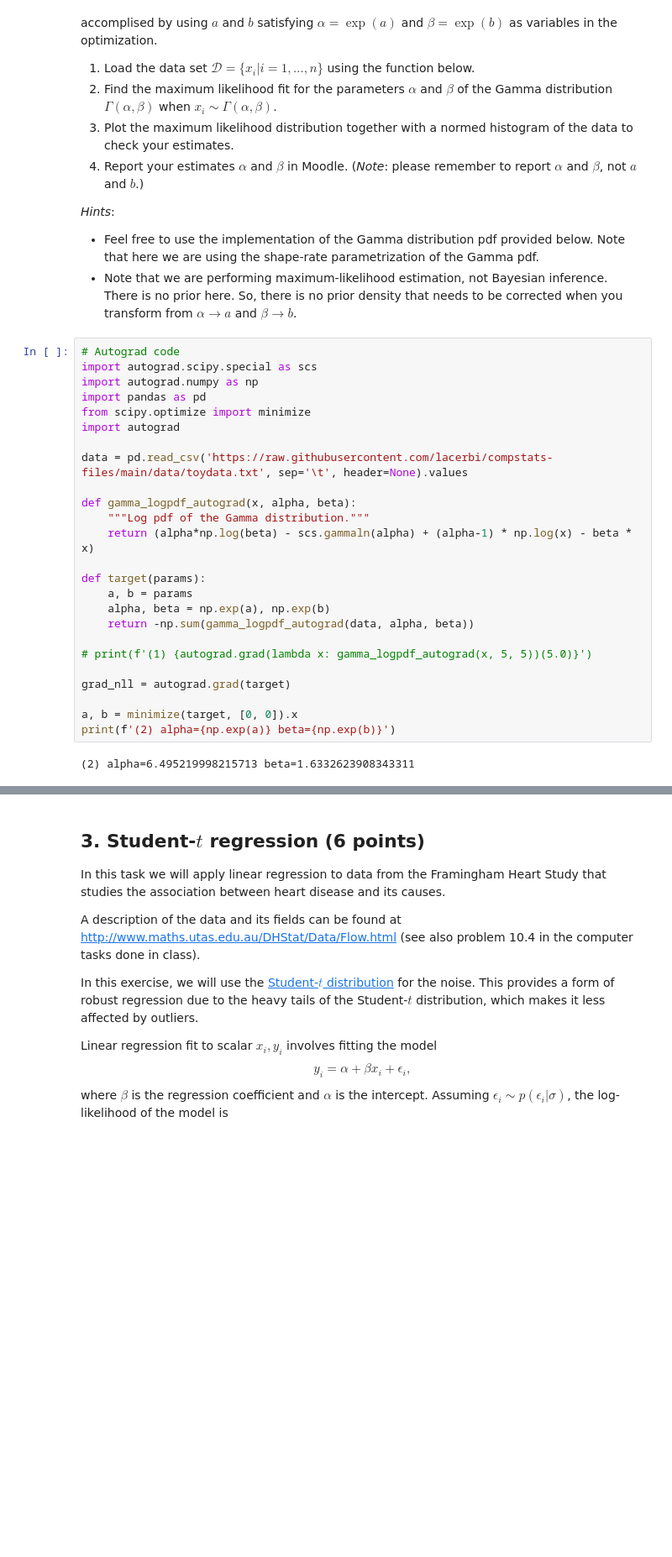
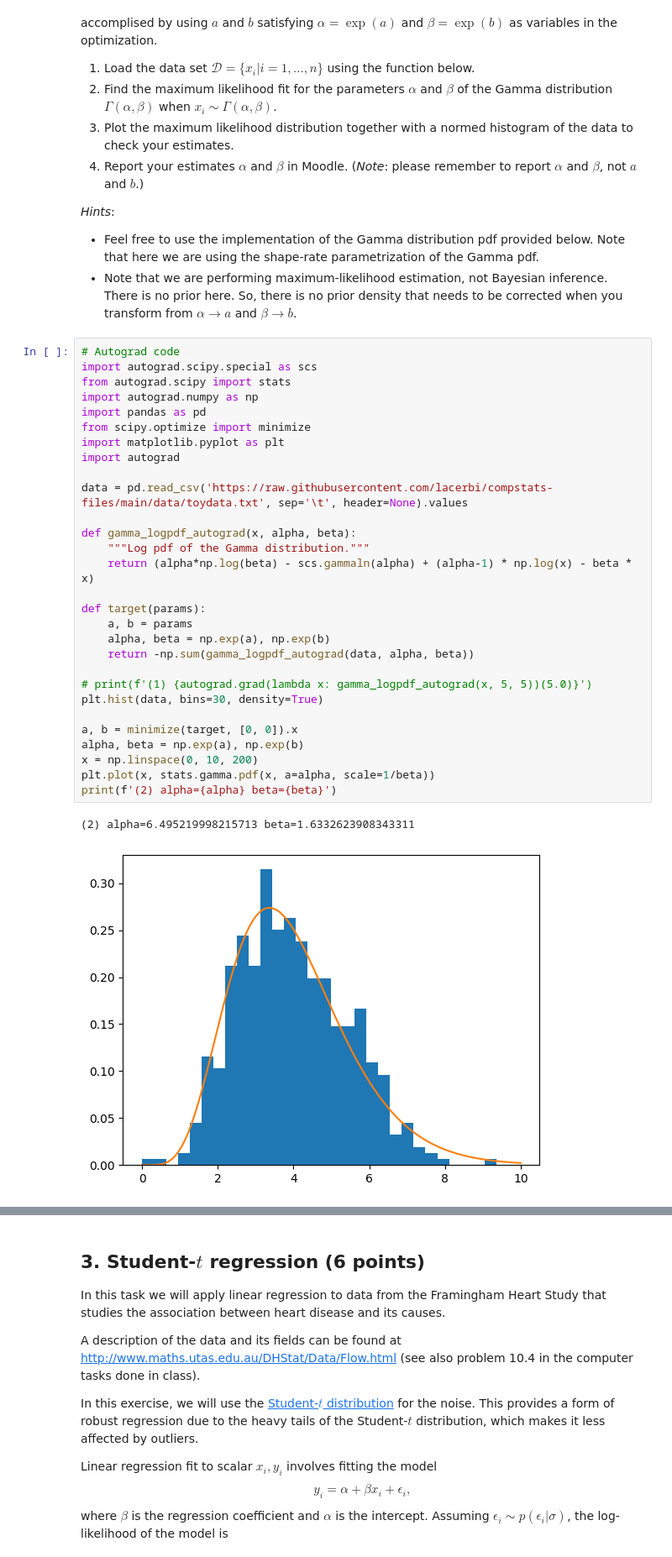
Before and after one commit to alexjilkin/comp-stats, a Jupyter notebook: Week5.ipynb, the cells around one changed output, grey strips where cells are left out. Shown at 84% size. Cells and saved outputs as stored; diff of their text form; blank space fills up the shorter version.

```diff
--- a/Week5.ipynb
+++ b/Week5.ipynb
@@ -119,27 +118,32 @@ Note that the parameters $\alpha$ and $\beta$ of the Gamma distribution need to
 # %%
 # Autograd code
 import autograd.scipy.special as scs
+from autograd.scipy import stats
 import autograd.numpy as np
 import pandas as pd
 from scipy.optimize import minimize
+import matplotlib.pyplot as plt
 import autograd
 
 data = pd.read_csv('https://raw.githubusercontent.com/lacerbi/compstats-files/main/data/toydata.txt', sep='\t', header=None).values
 
 def gamma_logpdf_autograd(x, alpha, beta):
     """Log pdf of the Gamma distribution."""
     return (alpha*np.log(beta) - scs.gammaln(alpha) + (alpha-1) * np.log(x) - beta * x)
 
 def target(params):
     a, b = params
     alpha, beta = np.exp(a), np.exp(b)
     return -np.sum(gamma_logpdf_autograd(data, alpha, beta))
 
 # print(f'(1) {autograd.grad(lambda x: gamma_logpdf_autograd(x, 5, 5))(5.0)}')
-
-grad_nll = autograd.grad(target)
+plt.hist(data, bins=30, density=True)
 
 a, b = minimize(target, [0, 0]).x
-print(f'(2) alpha={np.exp(a)} beta={np.exp(b)}')
+alpha, beta = np.exp(a), np.exp(b)
+x = np.linspace(0, 10, 200)
+plt.plot(x, stats.gamma.pdf(x, a=alpha, scale=1/beta))
+print(f'(2) alpha={alpha} beta={beta}')
 # %% [output]
 (2) alpha=6.495219998215713 beta=1.6332623908343311
+[figure, added]
```
Also changed, not shown: parts of 8 cells of this notebook, 2 other files.
